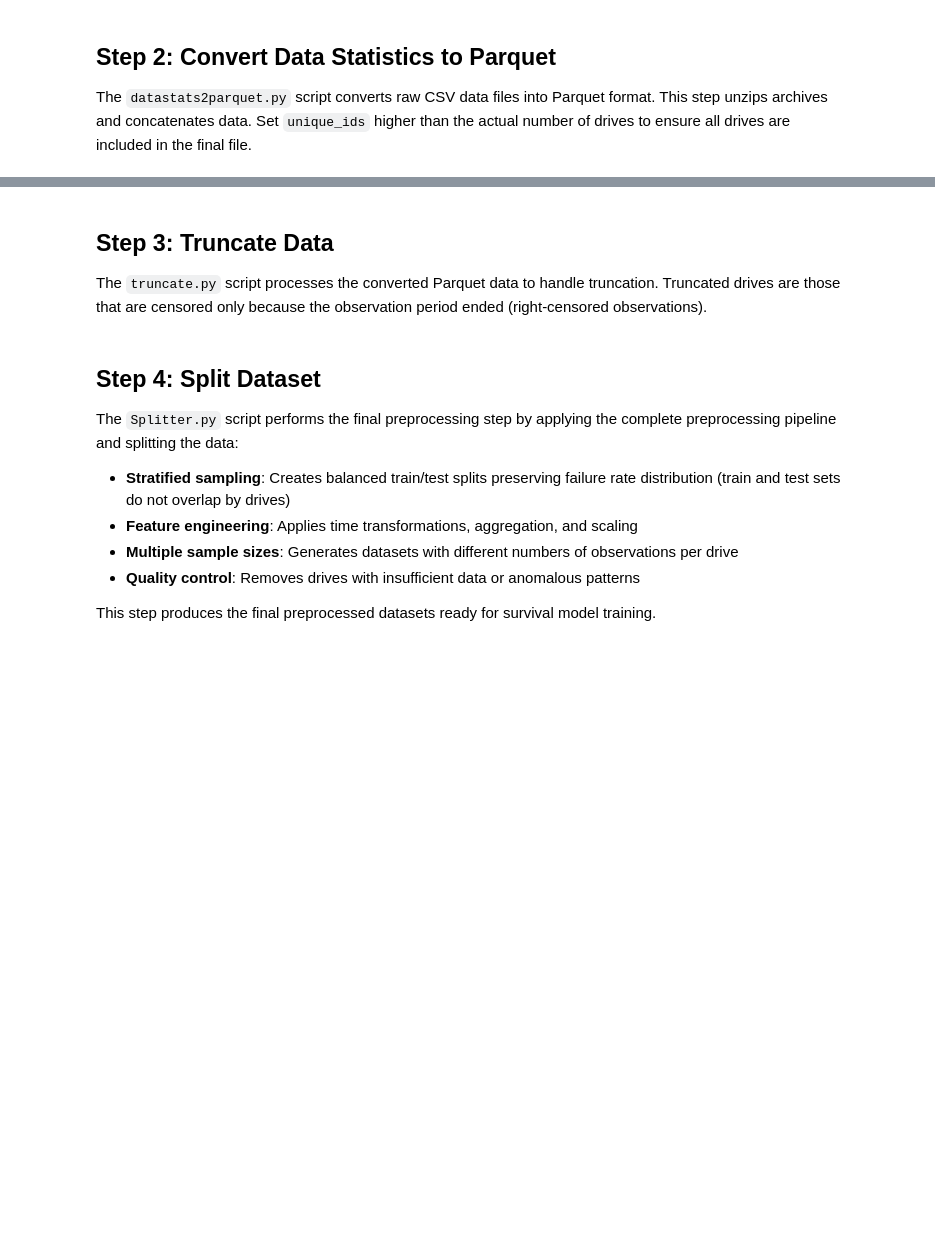
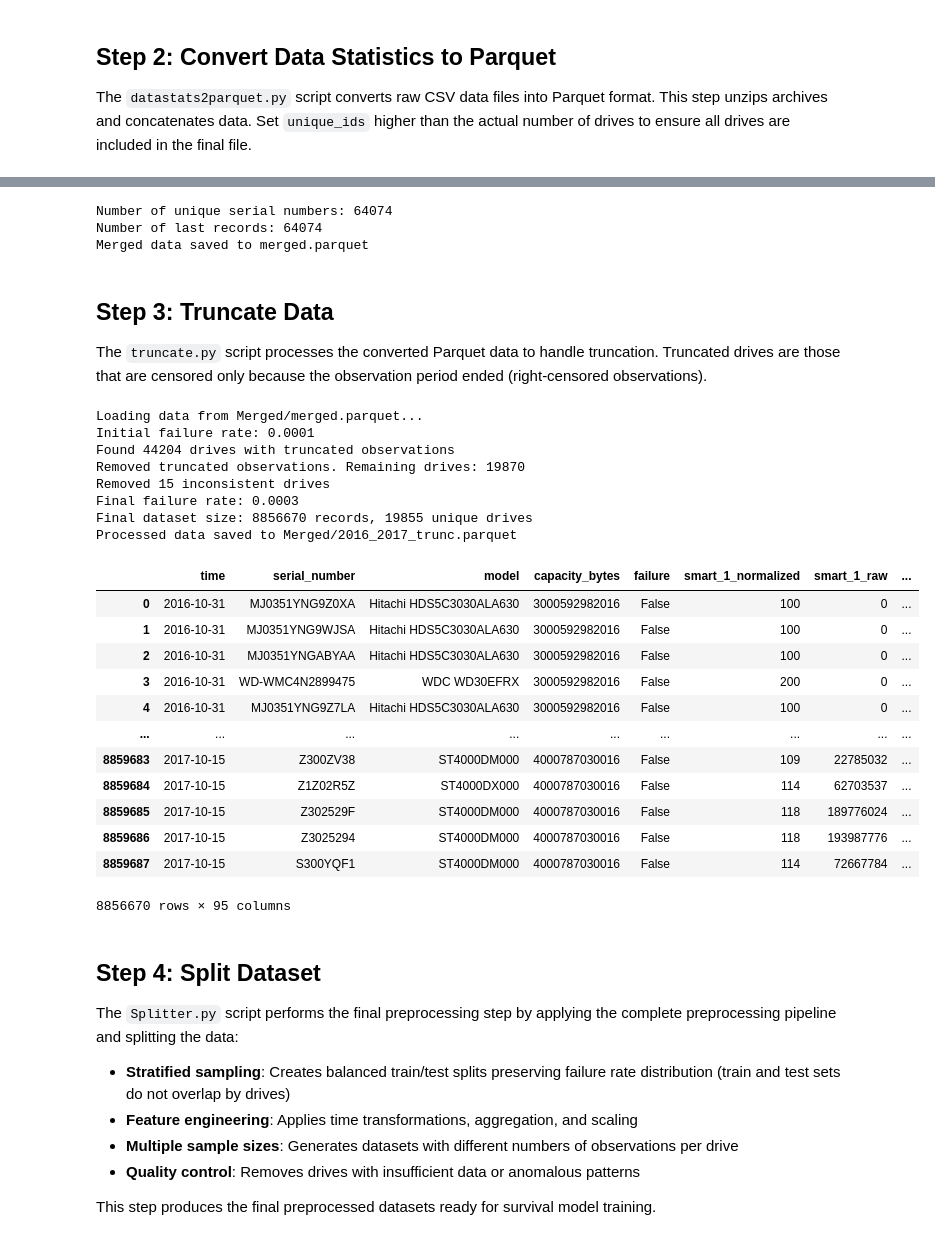
Before and after one commit to dvarfe/TV-Survival, a Jupyter notebook: demo/1. preprocessing_demo.ipynb, the cells around one changed output, grey strips where cells are left out. Cells and saved outputs as stored; diff of their text form; code cells hidden in the pictures; blank space fills up the shorter version.

```diff
--- a/demo/1. preprocessing_demo.ipynb
+++ b/demo/1. preprocessing_demo.ipynb
@@ -57,0 +58,9 @@ ModuleNotFoundError: No module named 'pandas'
+# %%
+import os
+DATA_FOLDER = 'RawData'
+EXTRACT_FOLDER = 'tmp'
+PARQUET_FOLDER = 'Parquet'
+MERGED_FOLDER = 'Merged'
+# Step 1: Convert zip archives to parquet format
+print("Converting zip archives to parquet format...")
+convert_to_parquet(DATA_FOLDER, EXTRACT_FOLDER, PARQUET_FOLDER)
@@ -57,0 +99,16 @@ ModuleNotFoundError: No module named 'pandas'
+# %%
+# Step 3: Print statistics
+print(f"Number of unique serial numbers: {df['serial_number'].unique().shape[0]}")
+
+# Get last records for each serial number
+last = df[df['date'] == df.groupby('serial_number')['date'].transform('max')]
+print(f"Number of last records: {len(last)}")
+
+# Save merged data to parquet
+os.makedirs(MERGED_FOLDER, exist_ok=True)
+df.to_parquet(os.path.join(MERGED_FOLDER, 'merged.parquet'))
+print("Merged data saved to merged.parquet")
+# %% [output]
+Number of unique serial numbers: 64074
+Number of last records: 64074
+Merged data saved to merged.parquet
@@ -62,7 +122,29 @@ The `truncate.py` script processes the converted Parquet data to handle truncati
 # %%
 from preprocessing.truncate import truncate_observations
 
-truncate_observations(input_file='merged.parquet', output_file='2016_2018_trunc.parquet')
+truncate_observations(input_file=os.path.join(MERGED_FOLDER, 'merged.parquet'), output_file=os.path.join(MERGED_FOLDER, '2016_2017_trunc.parquet'))
+# %% [output]
+Loading data from Merged/merged.parquet...
+Initial failure rate: 0.0001
+Found 44204 drives with truncated observations
+Removed truncated observations. Remaining drives: 19870
+Removed 15 inconsistent drives
+Final failure rate: 0.0003
+Final dataset size: 8856670 records, 19855 unique drives
+Processed data saved to Merged/2016_2017_trunc.parquet
+|  | time | serial_number | model | capacity_bytes | failure | smart_1_normalized | smart_1_raw | ... |
+| 0 | 2016-10-31 | MJ0351YNG9Z0XA | Hitachi HDS5C3030ALA630 | 3000592982016 | False | 100 | 0 | ... |
+| 1 | 2016-10-31 | MJ0351YNG9WJSA | Hitachi HDS5C3030ALA630 | 3000592982016 | False | 100 | 0 | ... |
+| 2 | 2016-10-31 | MJ0351YNGABYAA | Hitachi HDS5C3030ALA630 | 3000592982016 | False | 100 | 0 | ... |
+| 3 | 2016-10-31 | WD-WMC4N2899475 | WDC WD30EFRX | 3000592982016 | False | 200 | 0 | ... |
+| 4 | 2016-10-31 | MJ0351YNG9Z7LA | Hitachi HDS5C3030ALA630 | 3000592982016 | False | 100 | 0 | ... |
+| ... | ... | ... | ... | ... | ... | ... | ... | ... |
+| 8859683 | 2017-10-15 | Z300ZV38 | ST4000DM000 | 4000787030016 | False | 109 | 22785032 | ... |
+| 8859684 | 2017-10-15 | Z1Z02R5Z | ST4000DX000 | 4000787030016 | False | 114 | 62703537 | ... |
+| 8859685 | 2017-10-15 | Z302529F | ST4000DM000 | 4000787030016 | False | 118 | 189776024 | ... |
+| 8859686 | 2017-10-15 | Z3025294 | ST4000DM000 | 4000787030016 | False | 118 | 193987776 | ... |
+| 8859687 | 2017-10-15 | S300YQF1 | ST4000DM000 | 4000787030016 | False | 114 | 72667784 | ... |
+8856670 rows × 95 columns
 # %% [markdown]
 ## Step 4: Split Dataset
 
```
Also changed, not shown: parts of 7 cells of this notebook, 2 other files.
